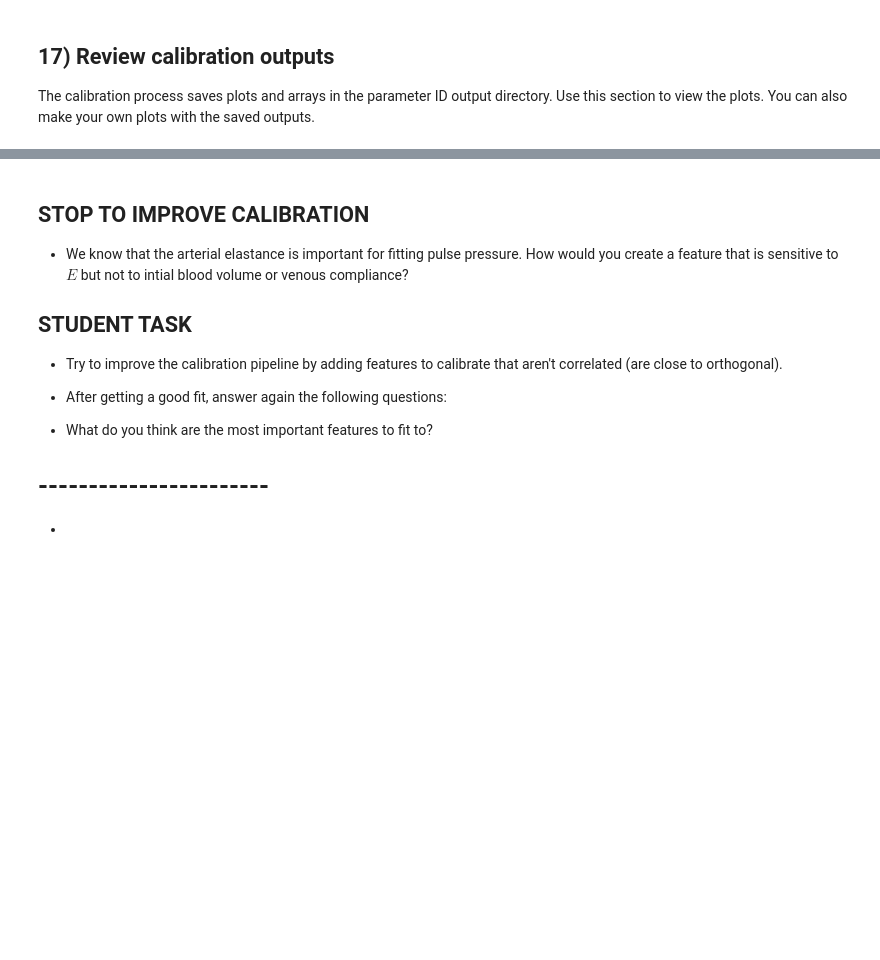
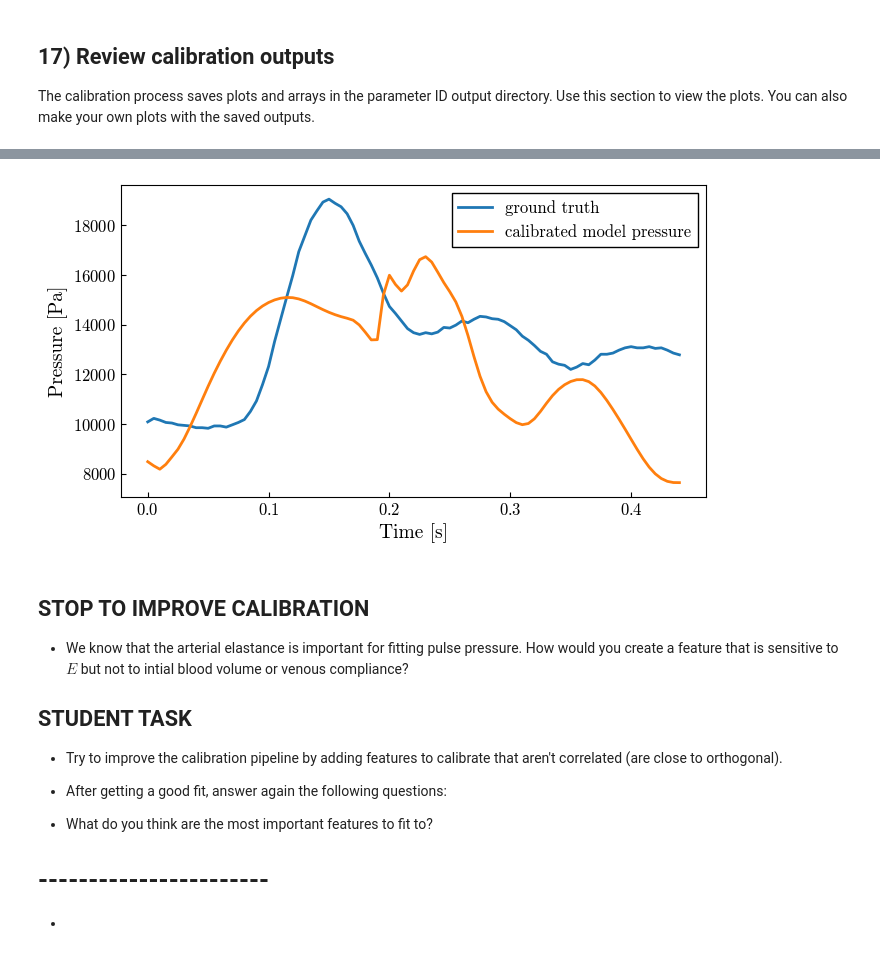
Before and after one commit to Rashmini/circulatory_autogen, a Jupyter notebook: tutorial/interactive/generation_and_calibration.ipynb, the cells around one changed output, grey strips where cells are left out. Cells and saved outputs as stored; diff of their text form; code cells hidden in the pictures; blank space fills up the shorter version.

```diff
--- a/tutorial/interactive/generation_and_calibration.ipynb
+++ b/tutorial/interactive/generation_and_calibration.ipynb
@@ -565,30 +817,32 @@ series_outputs
 # %%
 # === Extra plots ===
 # Overlay the pressure series used for calibration (from `series_outputs`) vs the ground truth pressure.
 
 
 
 subexp_idx = 0
 
 p_model = np.asarray(series_outputs[0][0]).squeeze()
 p_gt = np.asarray(pressure_pa).squeeze()
 t_gt = np.asarray(time_gt).squeeze()
 
 n = int(min(len(t_gt), len(p_gt), len(p_model)))
 
 plt.figure(figsize=(7, 4))
 plt.plot(t_gt[:n], p_gt[:n], label="ground truth", lw=2)
 plt.plot(
     t_gt[:n],
     p_model[:n],
-    label=f"calibrated model (series_outputs[{subexp_idx}][{idx}])",
+    label=f"calibrated model pressure",
     lw=2,
 )
 plt.xlabel("Time [s]")
 plt.ylabel("Pressure [Pa]")
 plt.legend()
 plt.tight_layout()
 plt.show()
+# %% [output]
+[figure, added]
 # %% [markdown]
 ## STOP TO IMPROVE CALIBRATION
 
```
Also changed, not shown: parts of 21 cells of this notebook, 2 other files.
